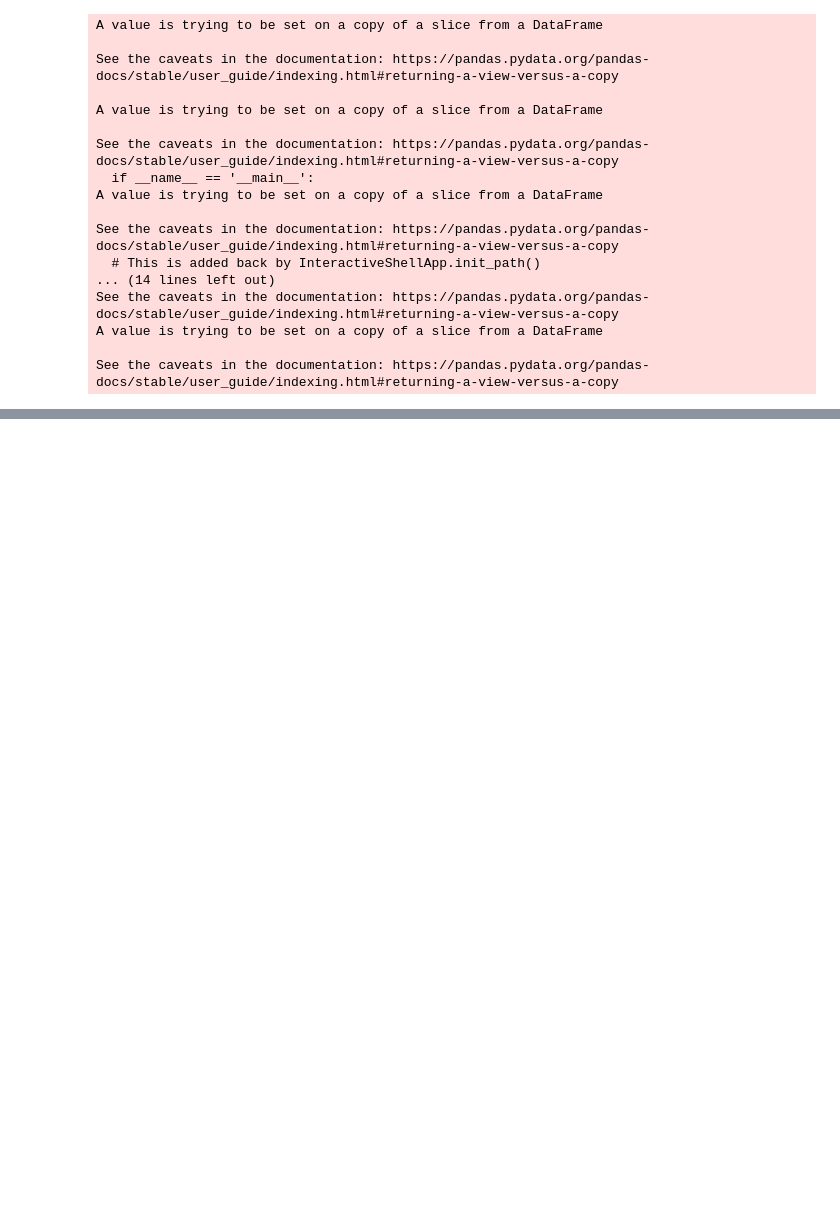
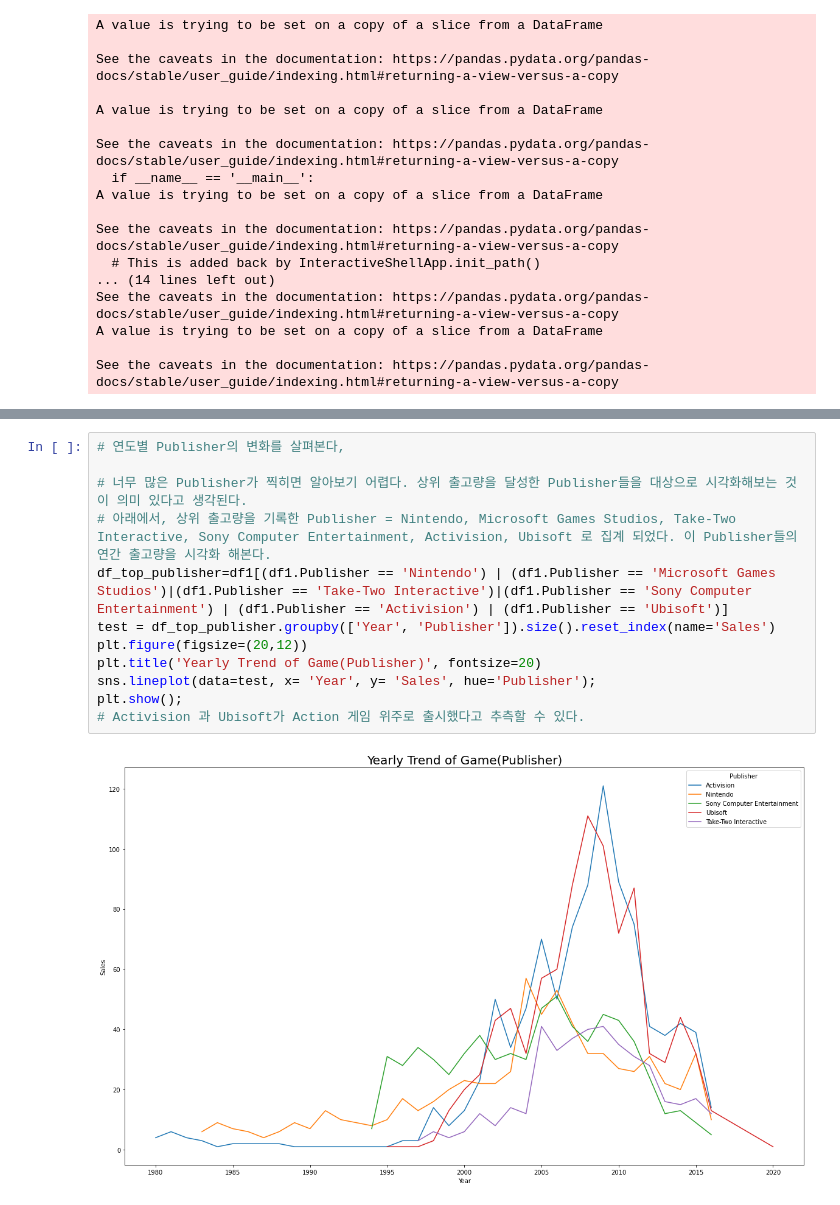
Before and after one commit to ysooch0819/Codestates-AIB-projects, a Jupyter notebook: ai16_section1_project_윤수창.ipynb, the cells around one changed output, grey strips where cells are left out. Saved outputs shown, nothing was run; the diff lists cells and outputs as text; blank space fills up the shorter version.

```diff
--- a/ai16_section1_project_윤수창.ipynb
+++ b/ai16_section1_project_윤수창.ipynb
@@ -261,0 +264,14 @@ df1.sort_values('Total_Sales', ascending=False)[df1['Total_Sales'] >= 10]
+# %%
+# 연도별 Publisher의 변화를 살펴본다,
+
+# 너무 많은 Publisher가 찍히면 알아보기 어렵다. 상위 출고량을 달성한 Publisher들을 대상으로 시각화해보는 것이 의미 있다고 생각된다.
+# 아래에서, 상위 출고량을 기록한 Publisher = Nintendo, Microsoft Games Studios, Take-Two Interactive, Sony Computer Entertainment, Activision, Ubisoft 로 집계 되었다. 이 Publisher들의 연간 출고량을 시각화 해본다.
+df_top_publisher=df1[(df1.Publisher == 'Nintendo') | (df1.Publisher == 'Microsoft Games Studios')|(df1.Publisher == 'Take-Two Interactive')|(df1.Publisher == 'Sony Computer Entertainment') | (df1.Publisher == 'Activision') | (df1.Publisher == 'Ubisoft')]
+test = df_top_publisher.groupby(['Year', 'Publisher']).size().reset_index(name='Sales')
+plt.figure(figsize=(20,12))
+plt.title('Yearly Trend of Game(Publisher)', fontsize=20)
+sns.lineplot(data=test, x= 'Year', y= 'Sales', hue='Publisher');
+plt.show();
+# Activision 과 Ubisoft가 Action 게임 위주로 출시했다고 추측할 수 있다.
+# %% [output]
+[figure, added]
```
Also changed, not shown: parts of 15 cells of this notebook.
